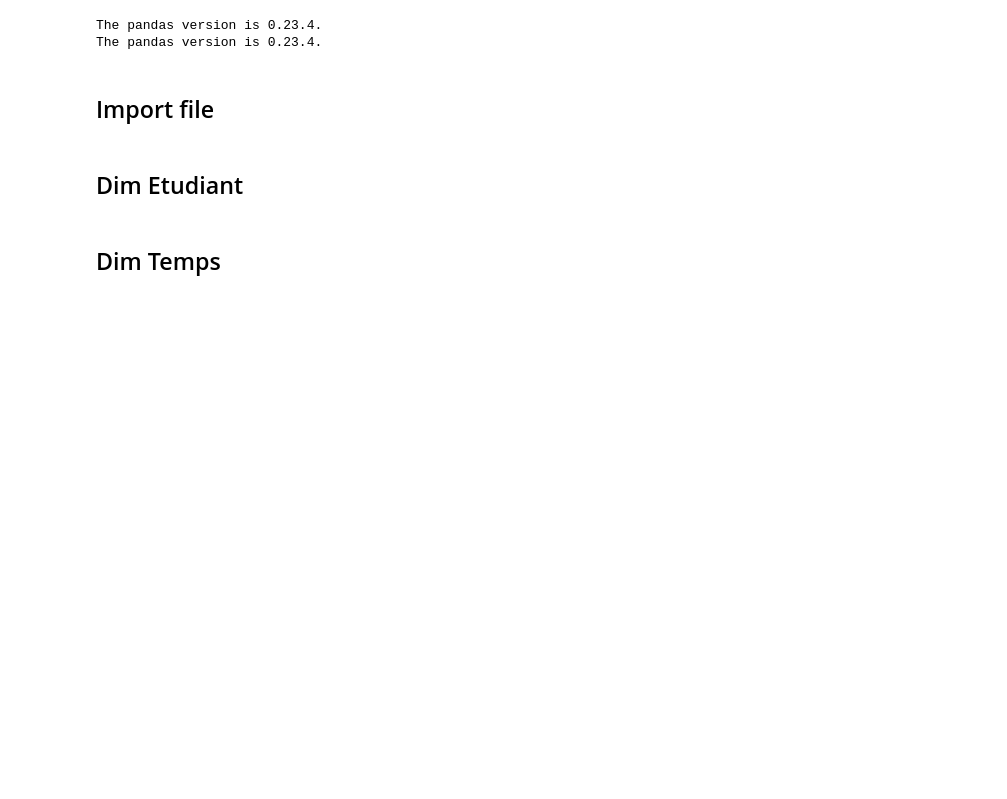
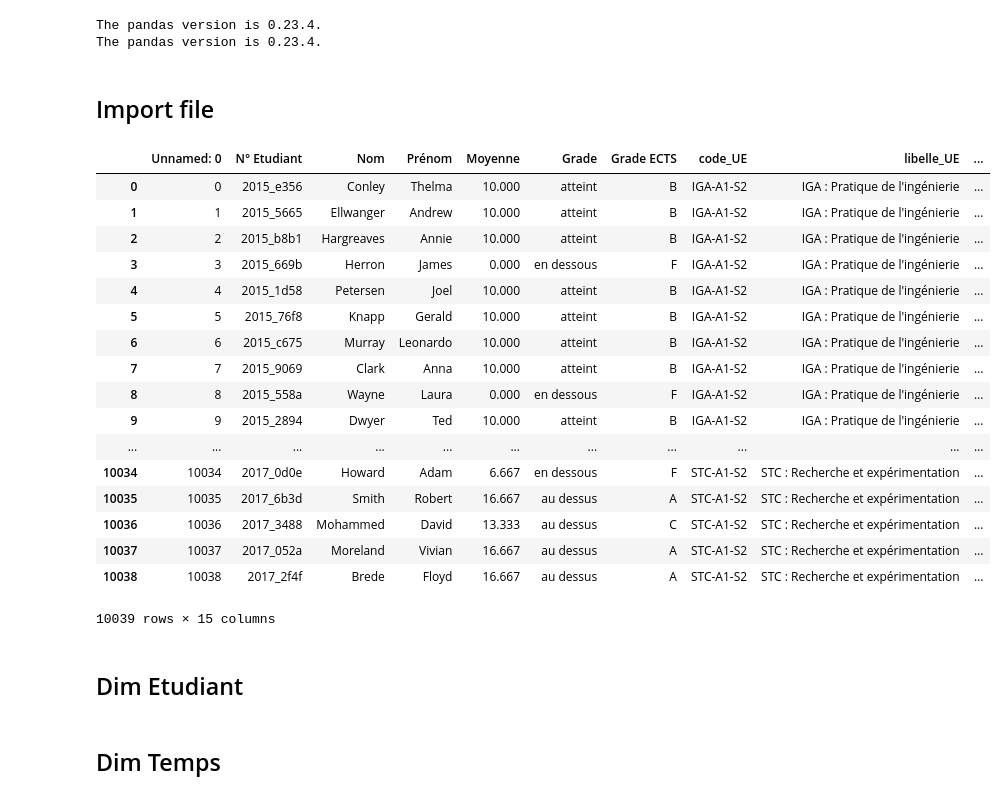
Before and after one commit to Syndorik/BI, a Jupyter notebook: ipynb/Dim creation.ipynb, the cells around one changed output. Saved outputs shown, nothing was run; the diff lists cells and outputs as text; code cells hidden in the pictures; blank space fills up the shorter version.

```diff
--- a/ipynb/Dim creation.ipynb
+++ b/ipynb/Dim creation.ipynb
@@ -19,6 +19,27 @@ The pandas version is 0.23.4.
 ## Import file
 # %%
 df = pd.read_csv('../results/final_res.csv')
+# %%
+df
+# %% [output]
+|  | Unnamed: 0 | N° Etudiant | Nom | Prénom | Moyenne | Grade | Grade ECTS | code_UE | libelle_UE | ... |
+| 0 | 0 | 2015_e356 | Conley | Thelma | 10.000 | atteint | B | IGA-A1-S2 | IGA : Pratique de l'ingénierie | ... |
+| 1 | 1 | 2015_5665 | Ellwanger | Andrew | 10.000 | atteint | B | IGA-A1-S2 | IGA : Pratique de l'ingénierie | ... |
+| 2 | 2 | 2015_b8b1 | Hargreaves | Annie | 10.000 | atteint | B | IGA-A1-S2 | IGA : Pratique de l'ingénierie | ... |
+| 3 | 3 | 2015_669b | Herron | James | 0.000 | en dessous | F | IGA-A1-S2 | IGA : Pratique de l'ingénierie | ... |
+| 4 | 4 | 2015_1d58 | Petersen | Joel | 10.000 | atteint | B | IGA-A1-S2 | IGA : Pratique de l'ingénierie | ... |
+| 5 | 5 | 2015_76f8 | Knapp | Gerald | 10.000 | atteint | B | IGA-A1-S2 | IGA : Pratique de l'ingénierie | ... |
+| 6 | 6 | 2015_c675 | Murray | Leonardo | 10.000 | atteint | B | IGA-A1-S2 | IGA : Pratique de l'ingénierie | ... |
+| 7 | 7 | 2015_9069 | Clark | Anna | 10.000 | atteint | B | IGA-A1-S2 | IGA : Pratique de l'ingénierie | ... |
+| 8 | 8 | 2015_558a | Wayne | Laura | 0.000 | en dessous | F | IGA-A1-S2 | IGA : Pratique de l'ingénierie | ... |
+| 9 | 9 | 2015_2894 | Dwyer | Ted | 10.000 | atteint | B | IGA-A1-S2 | IGA : Pratique de l'ingénierie | ... |
+| ... | ... | ... | ... | ... | ... | ... | ... | ... | ... | ... |
+| 10034 | 10034 | 2017_0d0e | Howard | Adam | 6.667 | en dessous | F | STC-A1-S2 | STC : Recherche et expérimentation | ... |
+| 10035 | 10035 | 2017_6b3d | Smith | Robert | 16.667 | au dessus | A | STC-A1-S2 | STC : Recherche et expérimentation | ... |
+| 10036 | 10036 | 2017_3488 | Mohammed | David | 13.333 | au dessus | C | STC-A1-S2 | STC : Recherche et expérimentation | ... |
+| 10037 | 10037 | 2017_052a | Moreland | Vivian | 16.667 | au dessus | A | STC-A1-S2 | STC : Recherche et expérimentation | ... |
+| 10038 | 10038 | 2017_2f4f | Brede | Floyd | 16.667 | au dessus | A | STC-A1-S2 | STC : Recherche et expérimentation | ... |
+10039 rows × 15 columns
 # %% [markdown]
 ## Dim Etudiant
 # %%
```
Also changed, not shown: 2 other files.
